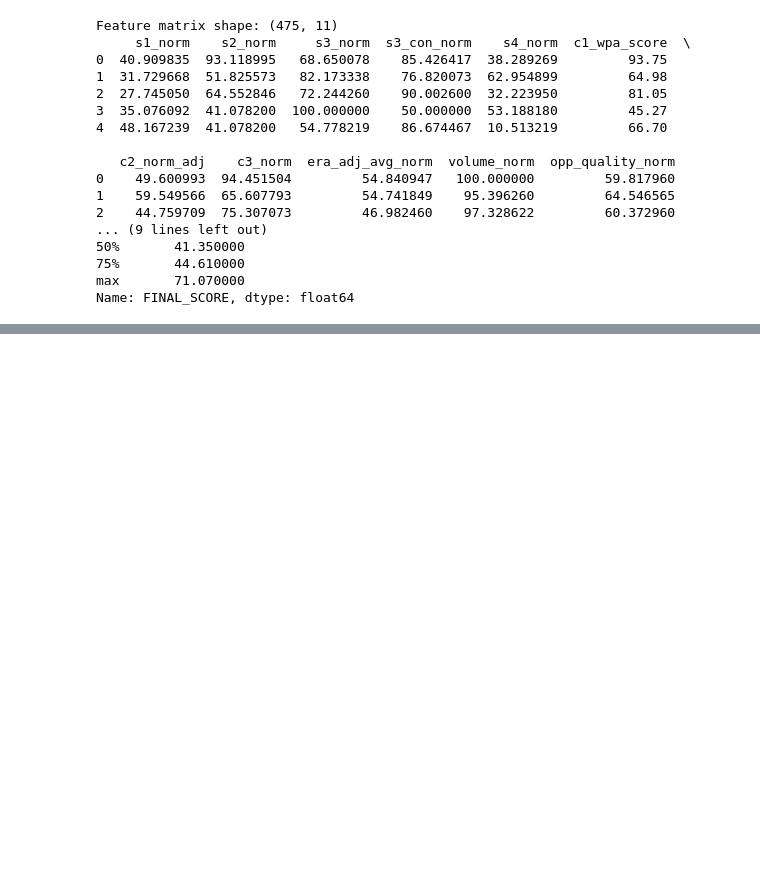
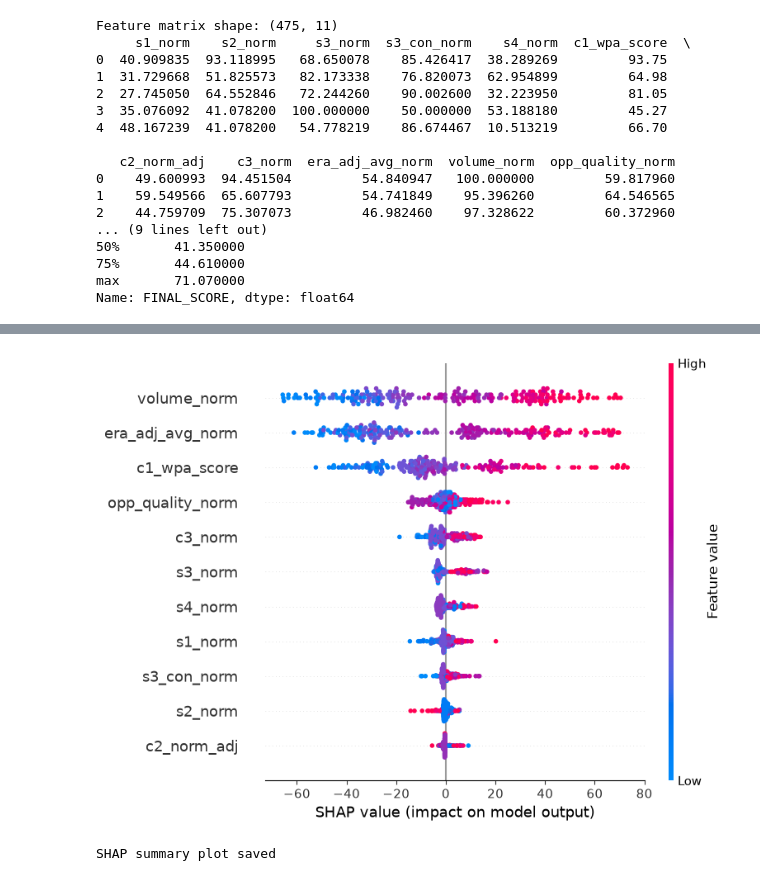
Before and after one commit to Durgeshkadiyapu/CricMetric-AI, a Jupyter notebook: notebooks/04_ranking_model.ipynb, the cells around one changed output, grey strips where cells are left out. Cells and saved outputs as stored; diff of their text form; code cells hidden in the pictures; blank space fills up the shorter version.

Commit message:
rising star trajectory model v2 - Path A with position feature, Gill matches Dhawan

```diff
--- a/notebooks/04_ranking_model.ipynb
+++ b/notebooks/04_ranking_model.ipynb
@@ -55,0 +444,22 @@ print(icc_rankings['Player'].nunique())
+# %%
+from sklearn.model_selection import train_test_split
+from sklearn.metrics import mean_absolute_error, r2_score
+import xgboost as xgb
+
+feature_cols_xgb = [
+    's1_norm', 's2_norm', 's3_norm', 's3_con_norm', 's4_norm',
+    'c1_wpa_score', 'c2_norm_adj', 'c3_norm',
+    'era_adj_avg_norm', 'volume_norm', 'opp_quality_norm'
+]
+
+X = validation_df[feature_cols_xgb]
+y = validation_df['icc_best_rating']
+
+print(f"Training data: {X.shape}")
+print(f"Target range: {y.min()} to {y.max()}")
+
+X_train, X_test, y_train, y_test = train_test_split(
+    X, y, test_size=0.2, random_state=42
+)
+
+print(f"Train size: {len(X_train)}, Test size: {len(X_test)}")
@@ -55,0 +514,14 @@ print(icc_rankings['Player'].nunique())
+# %%
+import shap
+
+explainer = shap.TreeExplainer(xgb_rank_model)
+shap_values = explainer.shap_values(X)
+
+# global feature importance
+shap_importance = pd.DataFrame({
+    'feature': feature_cols_xgb,
+    'mean_abs_shap': np.abs(shap_values).mean(axis=0)
+}).sort_values('mean_abs_shap', ascending=False)
+
+print("Feature importance (SHAP):")
+print(shap_importance)
@@ -55,0 +542,11 @@ print(icc_rankings['Player'].nunique())
+# %%
+import matplotlib.pyplot as plt
+
+shap.summary_plot(shap_values, X, feature_names=feature_cols_xgb, show=False)
+plt.tight_layout()
+plt.savefig(r"D:\CricMetric-AI\data\processed\shap_summary.png", dpi=150)
+plt.show()
+print("SHAP summary plot saved")
+# %% [output]
+[figure, added]
+SHAP summary plot saved
```
Also changed, not shown: parts of 23 cells of this notebook, 1 other file.
